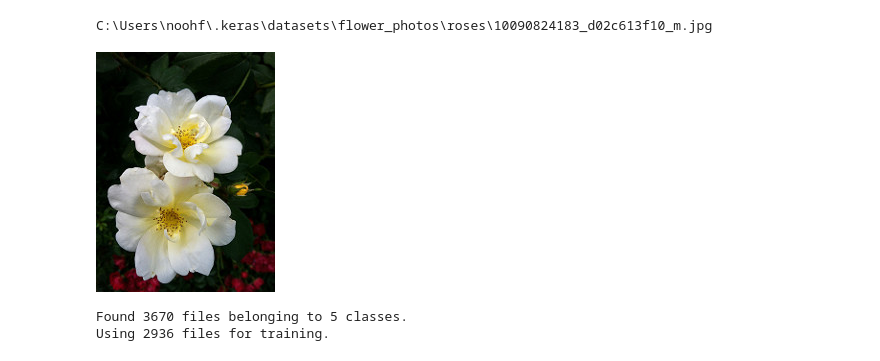
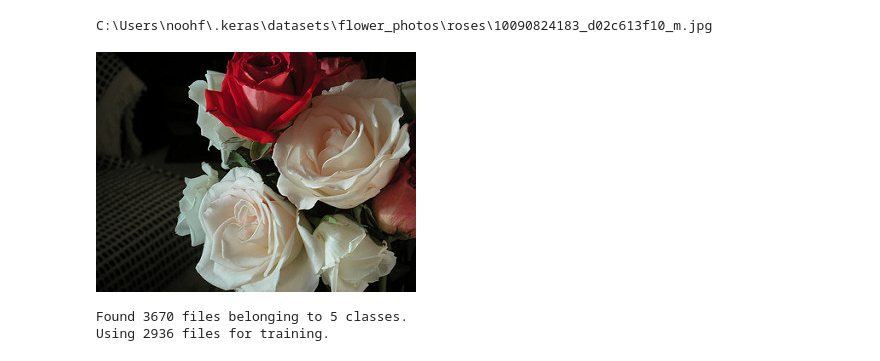
Before and after one commit to noohfaisal/Mini-Project, a Jupyter notebook: neural-netowrk.ipynb, the cells around one changed output. Saved outputs shown, nothing was run; the diff lists cells and outputs as text; code cells hidden in the pictures.

```diff
--- a/neural-netowrk.ipynb
+++ b/neural-netowrk.ipynb
@@ -19,10 +16,10 @@ Downloading data from https://storage.googleapis.com/download.tensorflow.org/exa
 # %%
 roses = list(data_dir.glob('roses/*'))
 print(roses[0])
-PIL.Image.open(str(roses[0]))
+PIL.Image.open(str(roses[1]))
 # %% [output]
 C:\Users\noohf\.keras\datasets\flower_photos\roses\10090824183_d02c613f10_m.jpg
-[figure, old version]
+[figure, new version]
 # %%
 img_height,img_width=180,180
 batch_size=32
```
Also changed, not shown: parts of 4 cells of this notebook.
